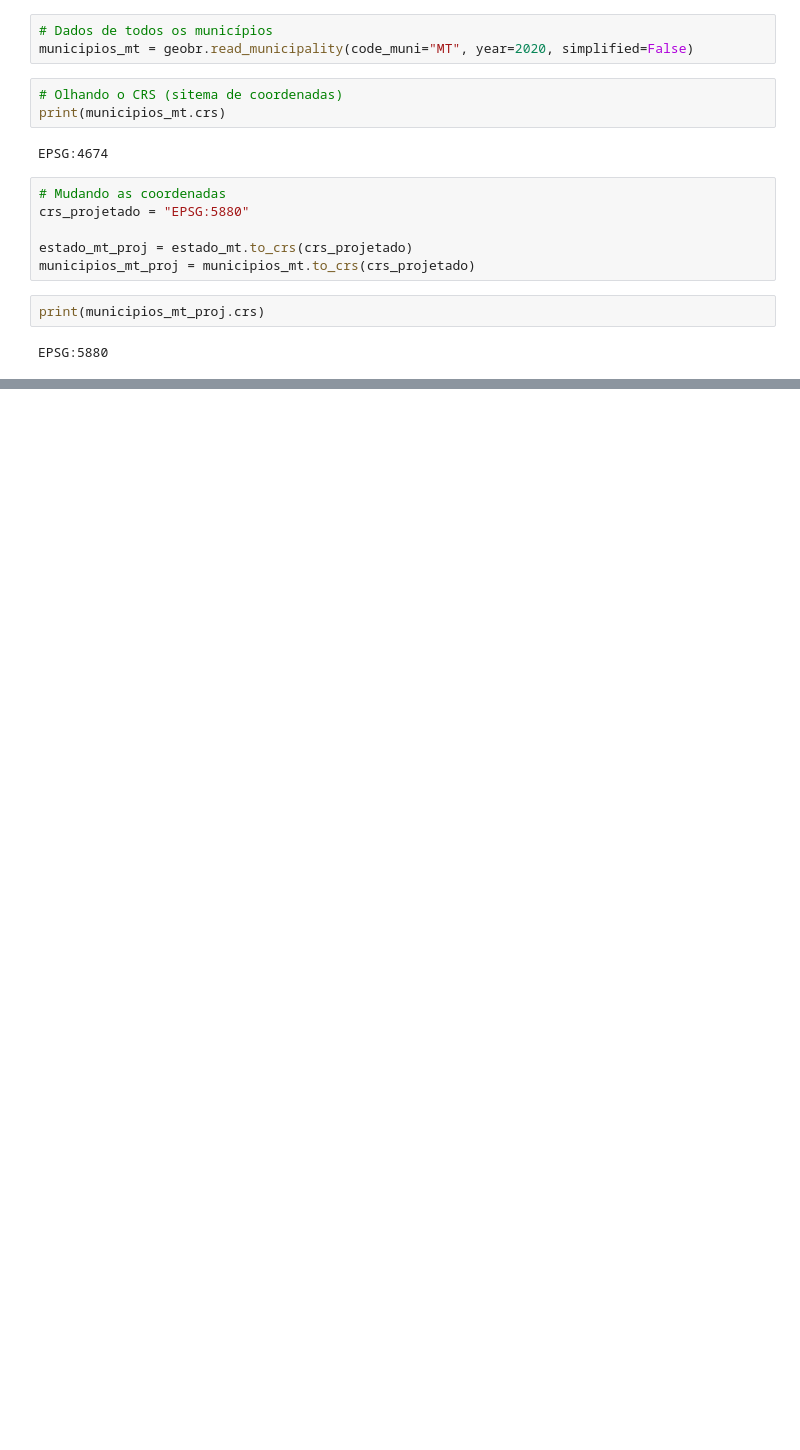
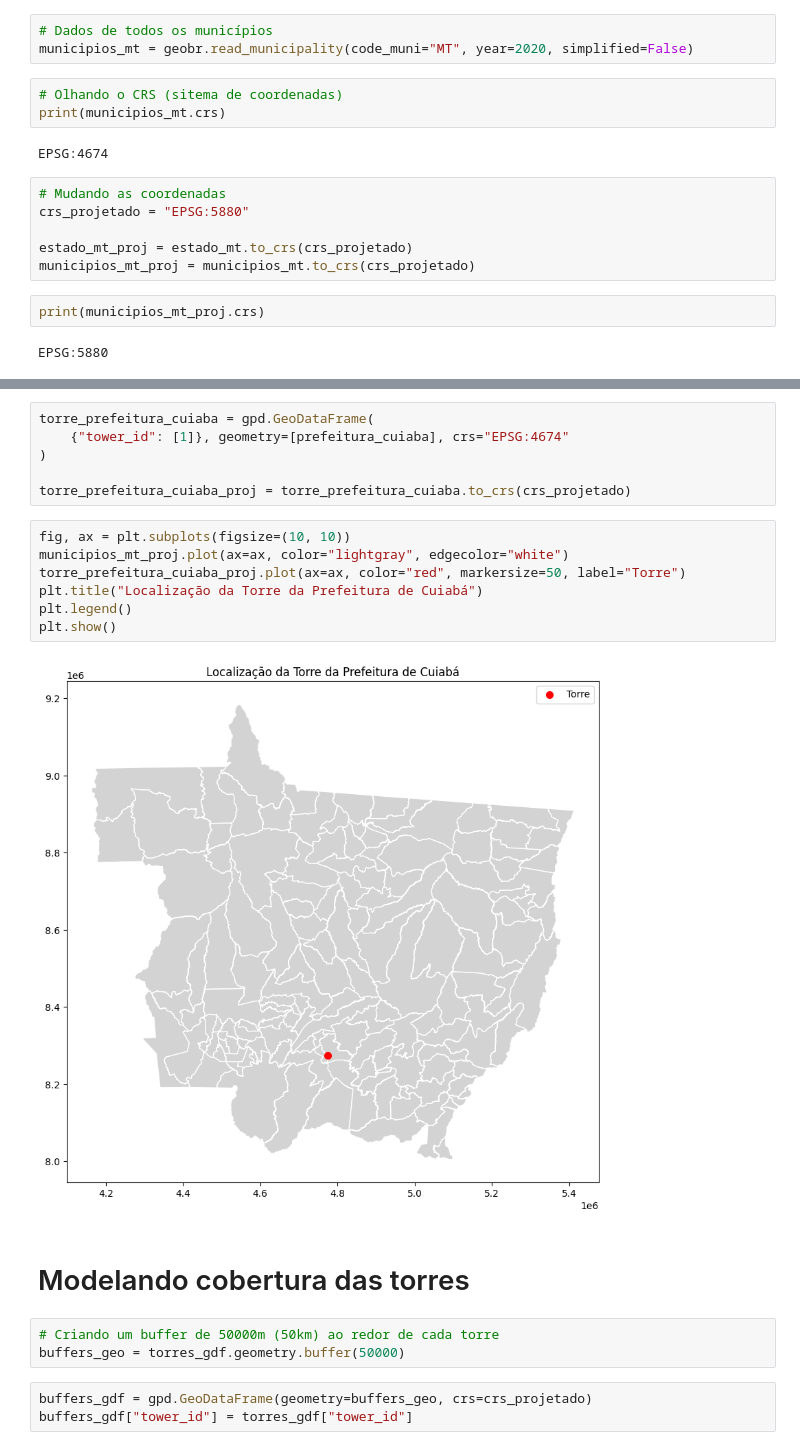
Before and after one commit to o-brn/geo_coverage_analysis, a Jupyter notebook: notebooks/eda.ipynb, the cells around one changed output, grey strips where cells are left out. Saved outputs shown, nothing was run; the diff lists cells and outputs as text; blank space fills up the shorter version.

```diff
--- a/notebooks/eda.ipynb
+++ b/notebooks/eda.ipynb
@@ -23,0 +57,23 @@ EPSG:5880
+# %%
+torre_prefeitura_cuiaba = gpd.GeoDataFrame(
+    {"tower_id": [1]}, geometry=[prefeitura_cuiaba], crs="EPSG:4674"
+)
+
+torre_prefeitura_cuiaba_proj = torre_prefeitura_cuiaba.to_crs(crs_projetado)
+# %%
+fig, ax = plt.subplots(figsize=(10, 10))
+municipios_mt_proj.plot(ax=ax, color="lightgray", edgecolor="white")
+torre_prefeitura_cuiaba_proj.plot(ax=ax, color="red", markersize=50, label="Torre")
+plt.title("Localização da Torre da Prefeitura de Cuiabá")
+plt.legend()
+plt.show()
+# %% [output]
+[figure, added]
+# %% [markdown]
+# Modelando cobertura das torres
+# %%
+# Criando um buffer de 50000m (50km) ao redor de cada torre
+buffers_geo = torres_gdf.geometry.buffer(50000)
+# %%
+buffers_gdf = gpd.GeoDataFrame(geometry=buffers_geo, crs=crs_projetado)
+buffers_gdf["tower_id"] = torres_gdf["tower_id"]
```
Also changed, not shown: parts of 24 cells of this notebook.
